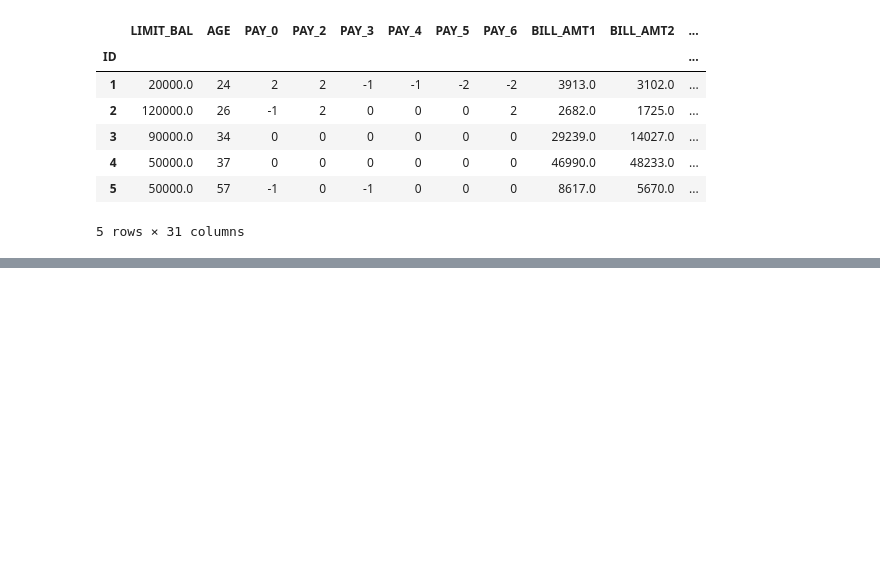
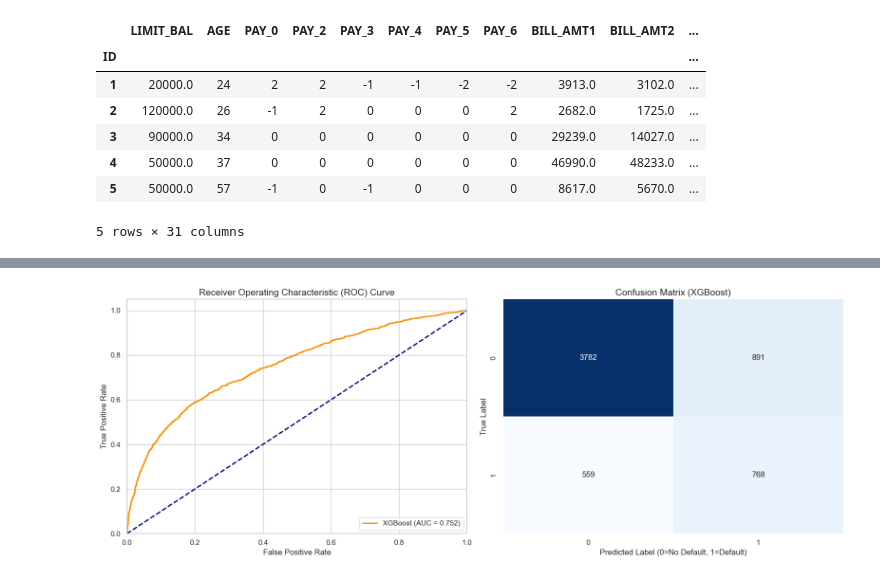
Before and after one commit to CodeNeuron58/vitto-credit-risk-assessment, a Jupyter notebook: Credit_Risk_Analysis.ipynb, the cells around one changed output, grey strips where cells are left out. Cells and saved outputs as stored; diff of their text form; code cells hidden in the pictures; blank space fills up the shorter version.

Commit message:
model development and visualisaton done .

```diff
--- a/Credit_Risk_Analysis.ipynb
+++ b/Credit_Risk_Analysis.ipynb
@@ -318,0 +351,19 @@ Encoded shape: (30000, 31)
+# %%
+from sklearn.linear_model import LogisticRegression
+
+# Initialize Baseline Model
+# class_weight="balanced" automatically adjusts weights inversely proportional to class frequencies
+lr_model = LogisticRegression(class_weight="balanced", random_state=42, max_iter=1000)
+
+# Train the model
+lr_model.fit(X_train_scaled, y_train)
+
+# Predict on test set
+lr_preds = lr_model.predict(X_test_scaled)
+lr_probs = lr_model.predict_proba(X_test_scaled)[:, 1]
+
+# Evaluate
+print("--- Logistic Regression (Baseline) ---\n")
+print(classification_report(y_test, lr_preds))
+lr_auc = roc_auc_score(y_test, lr_probs)
+print(f"AUC-ROC: {lr_auc:.4f}\n")
@@ -318,0 +463,25 @@ Encoded shape: (30000, 31)
+# %%
+fig, axes = plt.subplots(1, 2, figsize=(16, 6))
+
+# Plot 1: ROC Curve
+fpr, tpr, _ = roc_curve(y_test, xgb_probs)
+axes[0].plot(fpr, tpr, color='darkorange', lw=2, label=f'XGBoost (AUC = {xgb_auc:.3f})')
+axes[0].plot([0, 1], [0, 1], color='navy', lw=2, linestyle='--')
+axes[0].set_xlim([0.0, 1.0])
+axes[0].set_ylim([0.0, 1.05])
+axes[0].set_xlabel('False Positive Rate')
+axes[0].set_ylabel('True Positive Rate')
+axes[0].set_title('Receiver Operating Characteristic (ROC) Curve', fontsize=14)
+axes[0].legend(loc="lower right")
+
+# Plot 2: Confusion Matrix
+cm = confusion_matrix(y_test, xgb_preds)
+sns.heatmap(cm, annot=True, fmt='d', cmap='Blues', ax=axes[1], cbar=False)
+axes[1].set_xlabel('Predicted Label (0=No Default, 1=Default)')
+axes[1].set_ylabel('True Label')
+axes[1].set_title('Confusion Matrix (XGBoost)', fontsize=14)
+
+plt.tight_layout()
+plt.show()
+# %% [output]
+[figure, added]
```
Also changed, not shown: parts of 8 cells of this notebook.
